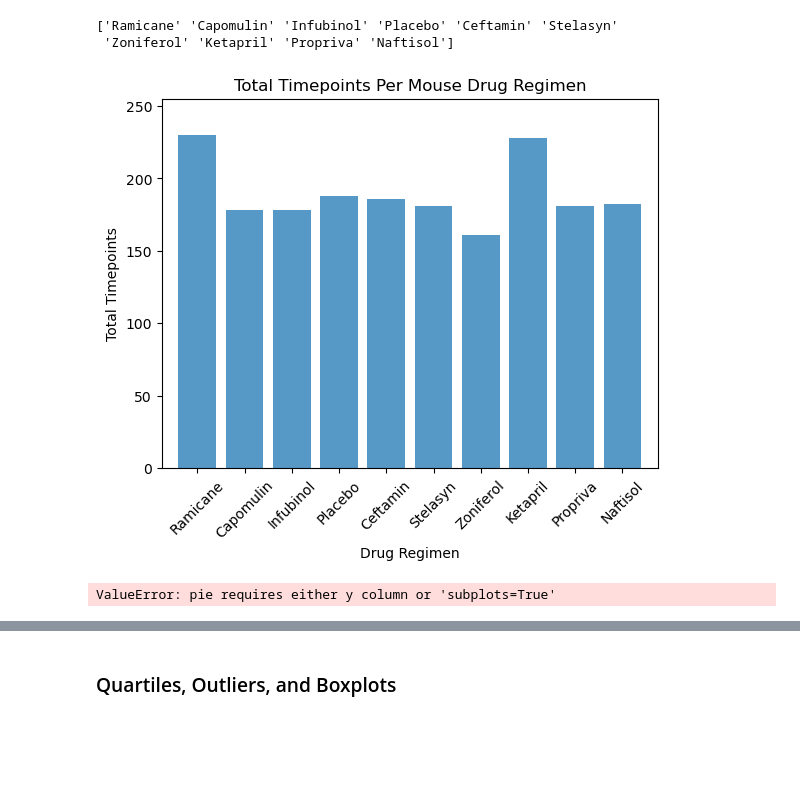
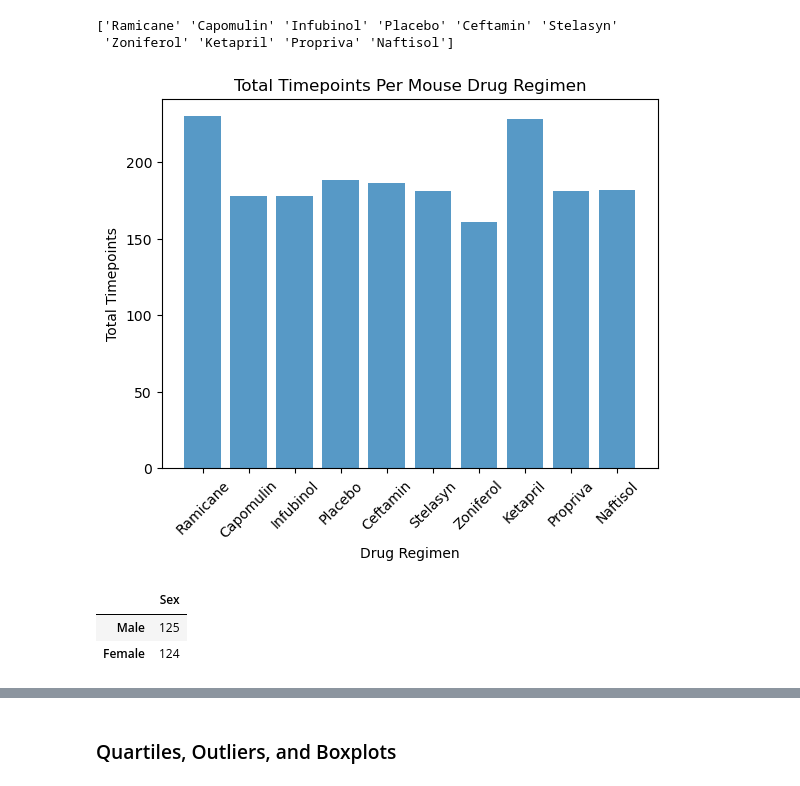
Before and after one commit to CRFitzgerald/matplotlib-challenge, a Jupyter notebook: pymaceuticals-inc.ipynb, the cells around one changed output, grey strips where cells are left out. Saved outputs shown, nothing was run; the diff lists cells and outputs as text; code cells hidden in the pictures; blank space fills up the shorter version.

```diff
--- a/pymaceuticals-inc.ipynb
+++ b/pymaceuticals-inc.ipynb
@@ -204,25 +204,21 @@ print(regimens)
  'Zoniferol' 'Ketapril' 'Propriva' 'Naftisol']
 # %%
 # Generate a bar plot showing the total number of timepoints for all mice tested for each drug regimen using pyplot.
-
-x_axis = np.arange(0, len(regimens))
 
 plt.title("Total Timepoints Per Mouse Drug Regimen")
 plt.xlabel("Drug Regimen")
 plt.ylabel("Total Timepoints")
 
-plt.xlim(-0.75, len(regimens)-.25)
-plt.ylim(0, max(timepoints)+25)
-
-plt.bar(x_axis, timepoints, alpha=0.75, align="center")
-plt.xticks(tick_locations, (regimens), rotation = 45)
+plt.bar(regimens, timepoints, alpha=0.75, align="center")
+plt.xticks((regimens), rotation = 45)
 plt.show()
 # %% [output]
-[figure, old version]
+[figure, new version]
-# %%
-msx = no_dupes.groupby(['Sex'])
-msx_count = msx[['Sex']].count()
-# Generate a pie plot showing the distribution of female versus male mice using Pandas
-msx.plot(kind="pie", y_axis="msx_count", title="Mouse Distribution By Sex")
-# %% [output]
-ValueError: pie requires either y column or 'subplots=True'
+# %%
+# Getting grouped-by-sex info for following pie chart and pyplot
+sx_count = no_dupes["Sex"].value_counts()
+sx_count_df = pd.DataFrame(sx_count)
+# %% [output]
+|  | Sex |
+| Male | 125 |
+| Female | 124 |
```
Also changed, not shown: parts of 4 cells of this notebook.
